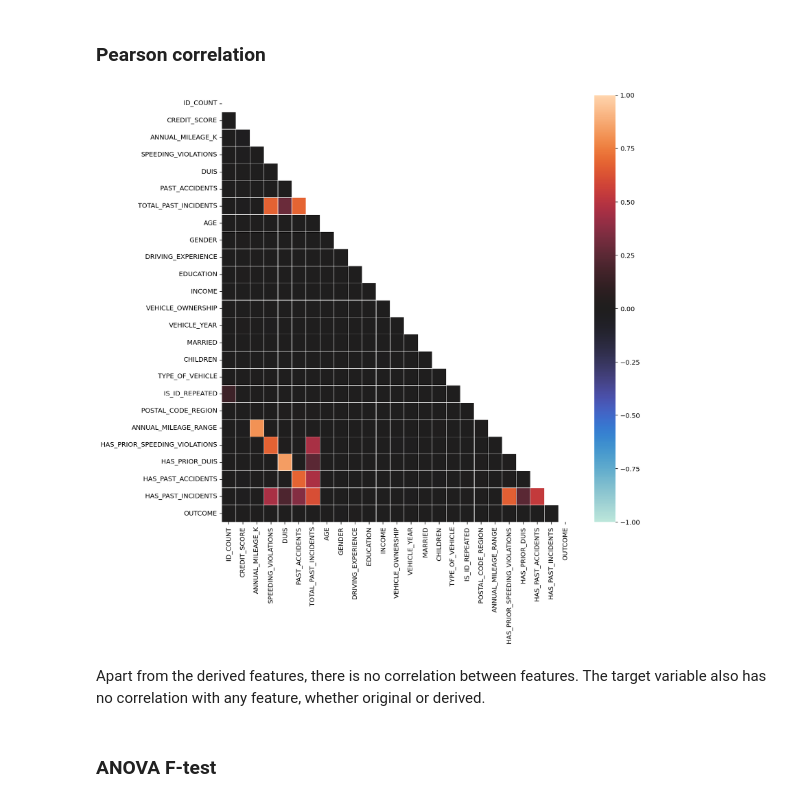
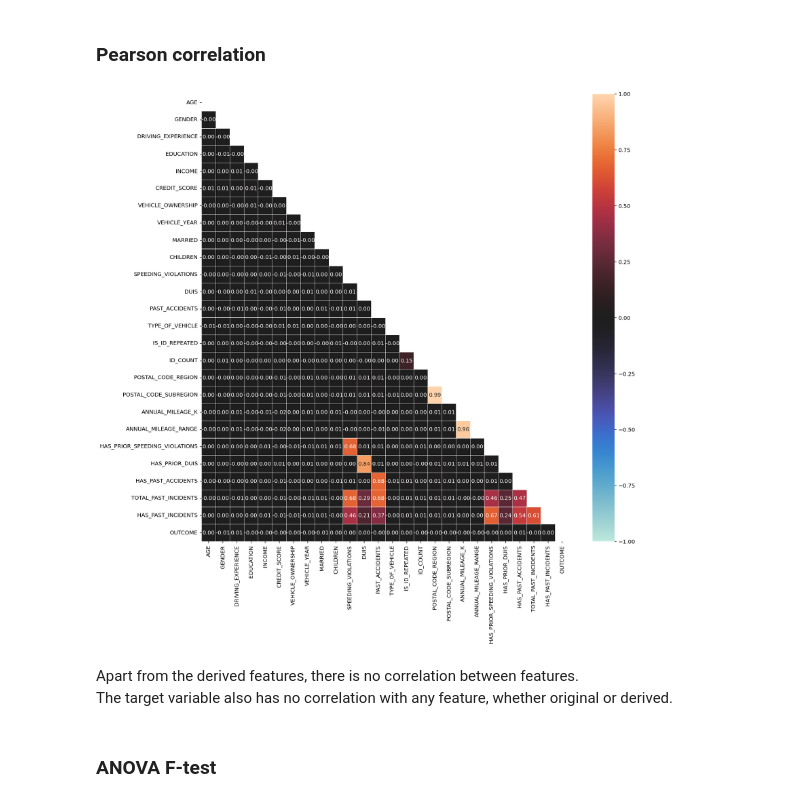
Before and after one commit to stiwari-ds/data-science-competitions, a Jupyter notebook: machinehack/analytics_olympiad22/notebooks/00_eda.ipynb, the cells around one changed output. Saved outputs shown, nothing was run; the diff lists cells and outputs as text; code cells hidden in the pictures.

```diff
--- a/machinehack/analytics_olympiad22/notebooks/00_eda.ipynb
+++ b/machinehack/analytics_olympiad22/notebooks/00_eda.ipynb
@@ -1014,0 +1020,13 @@ test['TYPE_OF_VEHICLE'] = test.TYPE_OF_VEHICLE.replace(vehicletype_mapping).asty
+# %%
+def encode_cat(df):
+    for col in cat_features:
+        mapping = category_mappings.get(col)
+        if mapping:
+            df[col] = df[col].replace(mapping).astype('int8')
+        else:
+            df[col] = df[col].astype('int8')
+
+    return df
+# %%
+train = encode_cat(train)
+test = encode_cat(test)
@@ -1015,32 +1053,25 @@ test['TYPE_OF_VEHICLE'] = test.TYPE_OF_VEHICLE.replace(vehicletype_mapping).asty
 # %% [markdown]
 # Feature Selection
-# %%
-num_features = ['ID_COUNT', 'CREDIT_SCORE', 'ANNUAL_MILEAGE_K',
-                'SPEEDING_VIOLATIONS', 'DUIS', 'PAST_ACCIDENTS',
-                'TOTAL_PAST_INCIDENTS']
-
-cat_features = list(test.select_dtypes(include='int8').columns)
-
-features = num_features + cat_features
 # %% [markdown]
 ### Pearson correlation
 # %%
-def plot_corr_matrix(corr_df, size=10):
+def plot_corr_matrix(corr_df, size=15):
     plt.figure(figsize=(size, size))
     sns.heatmap(corr_df,
                 mask=np.triu(np.ones_like(corr_df)),
                 vmin=-1, vmax=1, center=0,
-                # annot=True,
+                annot=True, fmt='.2f',
                 linewidths=0.1)
     plt.show()
 # %%
 corr_df = train[features + [TARGET]].corr()
 # %%
-plot_corr_matrix(corr_df, size=12)
+plot_corr_matrix(corr_df)
 # %% [output]
-[figure, old version]
+[figure, new version]
 # %% [markdown]
-Apart from the derived features, there is no correlation between features. The target variable also has no correlation with any feature, whether original or derived.
+Apart from the derived features, there is no correlation between features.
+The target variable also has no correlation with any feature, whether original or derived.
 # %% [markdown]
 ### ANOVA F-test
 # %%
```
Also changed, not shown: parts of 75 cells of this notebook.
